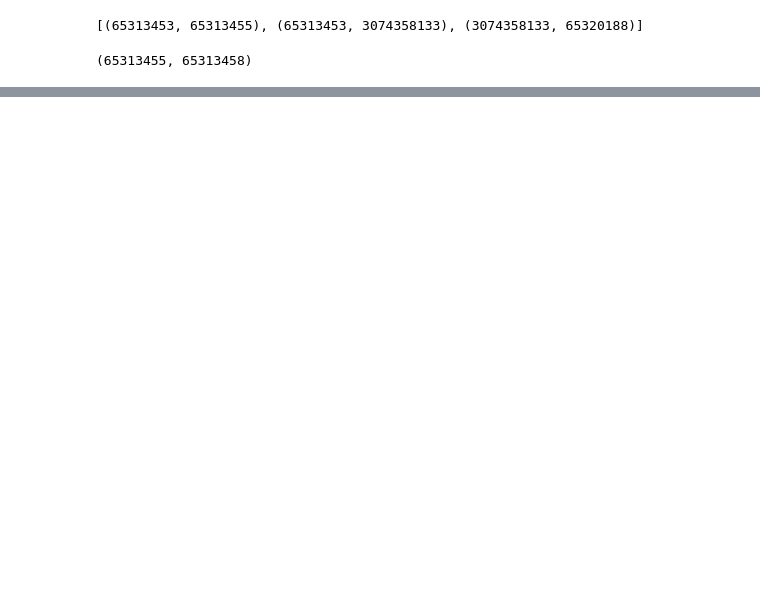
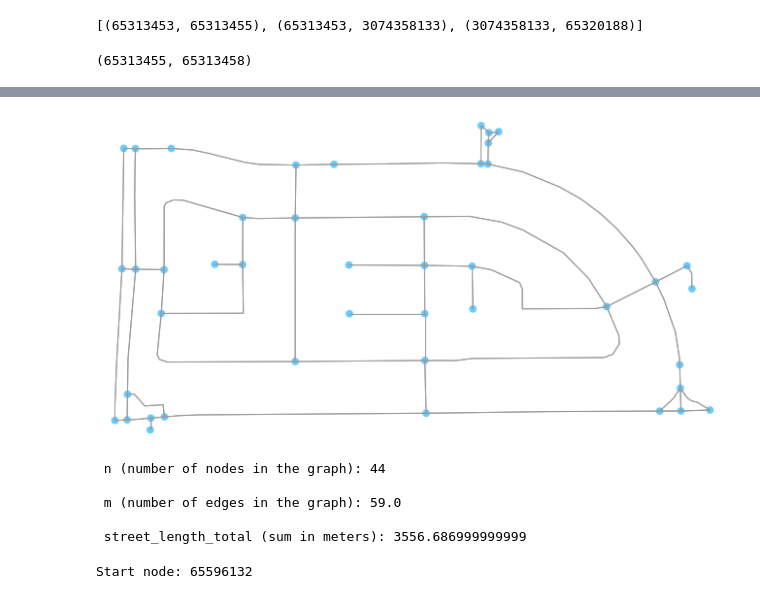
Before and after one commit to paigemoody/postman-paths, a Jupyter notebook: graph_constructor_notebook.ipynb, the cells around one changed output, grey strips where cells are left out. Drawn from its saved outputs; the diff is of its cells as text; code cells hidden in the pictures; blank space fills up the shorter version.

Commit message:
circuit working for example graph

```diff
--- a/graph_constructor_notebook.ipynb
+++ b/graph_constructor_notebook.ipynb
@@ -1227,0 +1235,37 @@ next_edge_to_traverse: (65320191, 65320188)
+# %%
+# TEST ON A DIFFERENT GRAPH
+
+# BUILD GRAPH & GET STATS
+
+# set bbox bounds: (will eventually come from drawing)
+
+north =  37.37095867427206 #  max lat
+south = 37.36621782045308  #  min lat
+east = -122.00300216674805 #  max lng
+west =  -122.01424598693846#  min lng
+
+# create graph
+G = ox.graph_from_bbox(north, south, east, west, network_type='walk')
+
+# display graph
+ox.plot_graph(G, node_size=60)
+
+# Get graph info
+basic_stats = ox.basic_stats(G)
+
+print("\n n (number of nodes in the graph):", basic_stats['n'])
+print("\n m (number of edges in the graph):", basic_stats['m']/2) # because it's an undirected graph
+print("\n street_length_total (sum in meters):", basic_stats['street_length_total']/2)
+# %% [output]
+[figure, added]
+ n (number of nodes in the graph): 44
+
+ m (number of edges in the graph): 59.0
+
+ street_length_total (sum in meters): 3556.686999999999
+# %%
+start_node_test = choice(list(G.nodes))
+
+make_euler_circuit(start_node_test, G)
+# %% [output]
+Start node: 65596132
```
Also changed, not shown: parts of 7 cells of this notebook.
